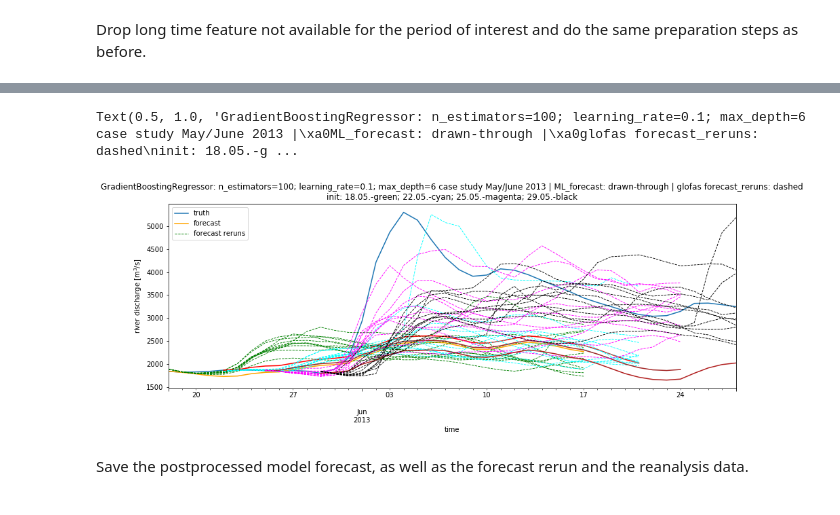
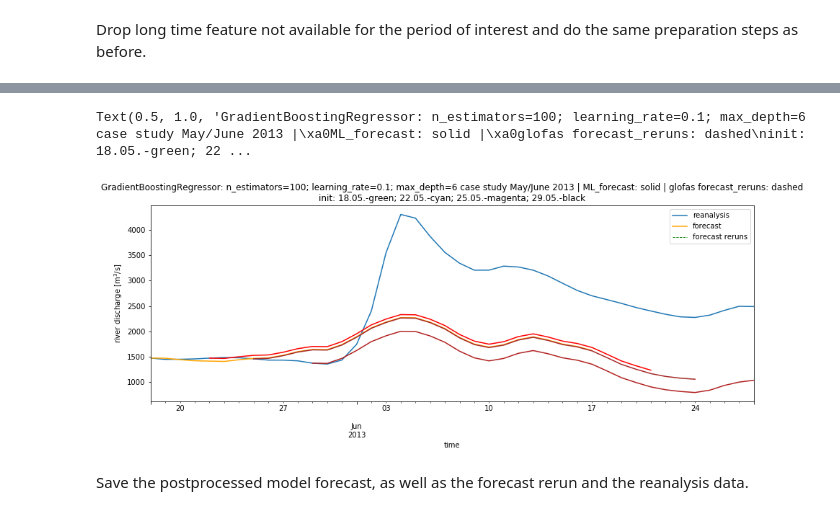
Before and after one commit to ECMWFCode4Earth/ml_flood, a Jupyter notebook: notebooks/3_model_tests/3.04_GradientBoost.ipynb, the cells around one changed output, grey strips where cells are left out. Drawn from its saved outputs; the diff is of its cells as text; code cells hidden in the pictures.

Commit message:
update to whole time span

```diff
--- a/notebooks/3_model_tests/3.04_GradientBoost.ipynb
+++ b/notebooks/3_model_tests/3.04_GradientBoost.ipynb
@@ -95,9 +95,9 @@ Next, we split the dataset into three parts for
 - validation (for tuning hyperparameters) and
 - testing (for the model comparison).
 # %%
-period_train = dict(time=slice(None, '1990'))
-period_valid = dict(time=slice('1991', '1993'))
-period_test = dict(time=slice('1994', '1995'))
+period_train = dict(time=slice(None, '2005'))
+period_valid = dict(time=slice('2006', '2011'))
+period_test = dict(time=slice('2012', '2016'))
 # %%
 X_train, y_train = X_base.loc[period_train], y_base.loc[period_train]
 X_valid, y_valid = X_base.loc[period_valid], y_base.loc[period_valid]
@@ -427,23 +388,23 @@ Pipeline(memory=None,
 # %%
-X_multif_fin, X_multifr_fin, y_case_fin = multi_forecast_case_study(pipe_2013)
+X_multif_fin, X_multifr_fin, y_case_fin = multi_forecast_case_study(pipe, X_test, y)
 # %%
 fig, ax = plt.subplots(figsize=(15, 5))
 color_scheme = [['orange', 'r', 'brown', 'firebrick'],
                ['g', 'cyan', 'magenta', 'k']]
 
-y_case_fin.to_pandas().plot(ax=ax, label='truth')
+y_case_fin.to_pandas().plot(ax=ax, label='reanalysis')
 run = 0
 for i in X_multifr_fin.num_of_forecast:
     X_multif_fin.sel(num_of_forecast=i).to_pandas().T.plot(ax=ax, label='forecast', color=color_scheme[0][run])
     X_multifr_fin.sel(num_of_forecast=i).to_pandas().T.plot(ax=ax, label='frerun', linewidth=0.9,
                                                             linestyle='--', color=color_scheme[1][run])
     run += 1
 ax.set_ylabel('river discharge [m$^3$/s]')
-plt.legend(['truth', 'forecast', 'forecast reruns'])
-plt.title('GradientBoostingRegressor: n_estimators=100; learning_rate=0.1; max_depth=6 case study May/June 2013 | ML_forecast: drawn-through | glofas forecast_reruns: dashed\ninit: 18.05.-green; 22.05.-cyan; 25.05.-magenta; 29.05.-black')
+plt.legend(['reanalysis', 'forecast', 'forecast reruns'])
+plt.title('GradientBoostingRegressor: n_estimators=100; learning_rate=0.1; max_depth=6 case study May/June 2013 | ML_forecast: solid | glofas forecast_reruns: dashed\ninit: 18.05.-green; 22.05.-cyan; 25.05.-magenta; 29.05.-black')
 # %% [output]
-Text(0.5, 1.0, 'GradientBoostingRegressor: n_estimators=100; learning_rate=0.1; max_depth=6 case study May/June 2013 |\xa0ML_forecast: drawn-through |\xa0glofas forecast_reruns: dashed\ninit: 18.05.-g ...
+Text(0.5, 1.0, 'GradientBoostingRegressor: n_estimators=100; learning_rate=0.1; max_depth=6 case study May/June 2013 |\xa0ML_forecast: solid |\xa0glofas forecast_reruns: dashed\ninit: 18.05.-green; 22 ...
-[figure, old version]
+[figure, new version]
 # %% [markdown]
 Save the postprocessed model forecast, as well as the forecast rerun and the reanalysis data.
 # %%
```
Also changed, not shown: parts of 11 cells of this notebook, 11 other files.
